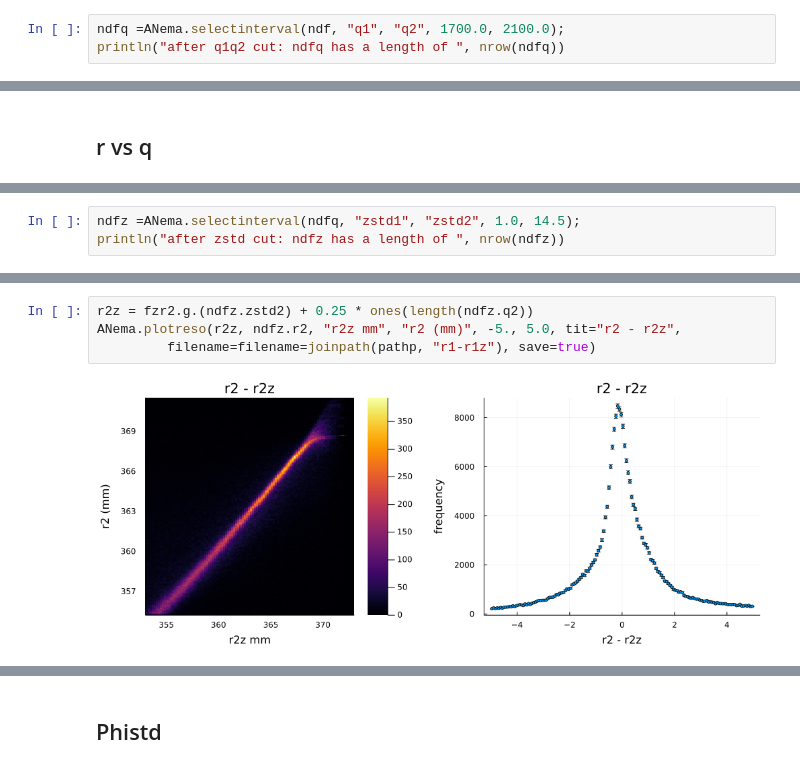
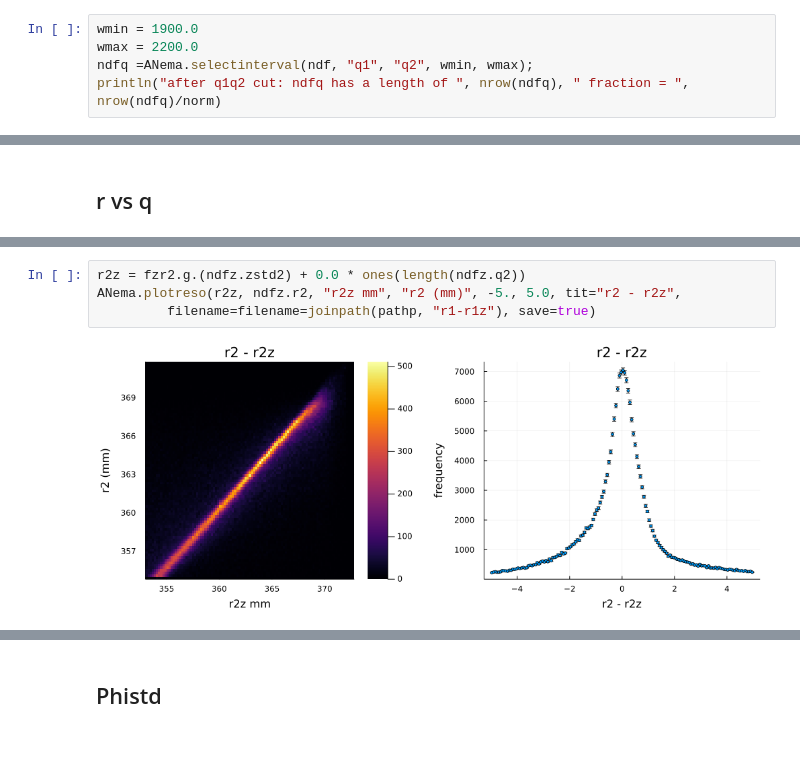
Before and after one commit to jjgomezcadenas/mytest, a Jupyter notebook: notebooks/nema3_pde_03_tof_50ps_all_20mm_v1.ipynb, the cells around one changed output, grey strips where cells are left out. Cells and saved outputs as stored; diff of their text form.

```diff
--- a/notebooks/nema3_pde_03_tof_50ps_all_20mm_v1.ipynb
+++ b/notebooks/nema3_pde_03_tof_50ps_all_20mm_v1.ipynb
@@ -108,6 +108,8 @@ ANema.ANema.q1vsq2(ndf, tit="q1 vs q2 $conf", filename=joinpath(pathp, "q1q2"),
 # %% [markdown]
 ## Cut in (q1,q2)
 # %%
-ndfq =ANema.selectinterval(ndf, "q1", "q2", 1700.0, 2100.0);
-println("after q1q2 cut: ndfq has a length of ", nrow(ndfq))
+wmin = 1900.0
+wmax = 2200.0
+ndfq =ANema.selectinterval(ndf, "q1", "q2", wmin, wmax);
+println("after q1q2 cut: ndfq has a length of ", nrow(ndfq), " fraction = ", nrow(ndfq)/norm)
 # %% [output]
@@ -172,3 +180,0 @@ ANema.plotreso(r2z, ndfz.r2, "r2z mm", "r2 (mm)", -5., 5.0, tit="r2 - r2z",
-# %%
-ndfz =ANema.selectinterval(ndfq, "zstd1", "zstd2", 1.0, 14.5);
-println("after zstd cut: ndfz has a length of ", nrow(ndfz))
@@ -220,9 +211,9 @@ Fit parameters: a = 372.05 b = -1.05 c = -0.0097 Fit errors: a =   0.1 b = 0.039
 # %%
-r2z = fzr2.g.(ndfz.zstd2) + 0.25 * ones(length(ndfz.q2))
+r2z = fzr2.g.(ndfz.zstd2) + 0.0 * ones(length(ndfz.q2))
 ANema.plotreso(r2z, ndfz.r2, "r2z mm", "r2 (mm)", -5., 5.0, tit="r2 - r2z",
          filename=filename=joinpath(pathp, "r1-r1z"), save=true)
 # %% [output]
-[figure, old version]
+[figure, new version]
 # %%
 fg,p = fitg1(r2z - ndfz.r2, "r2 - r2z", 200, -10.0, 10.0, xgmin=-2.5, xgmax=2.5)
 @printf " σ = %7.1f mm" fg.std[1]
```
Also changed, not shown: parts of 64 cells of this notebook, 1 other file.
